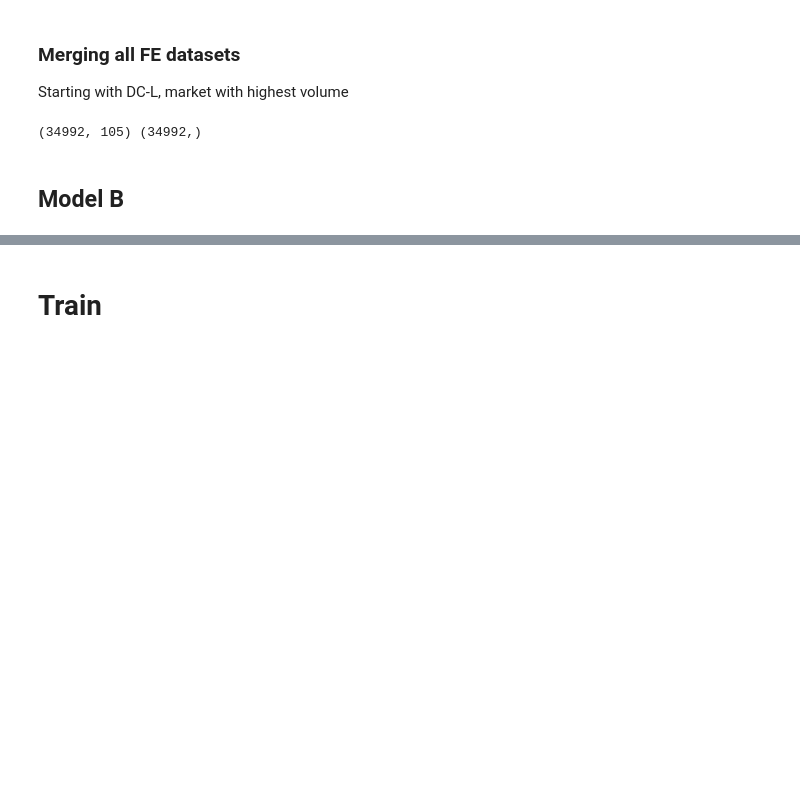
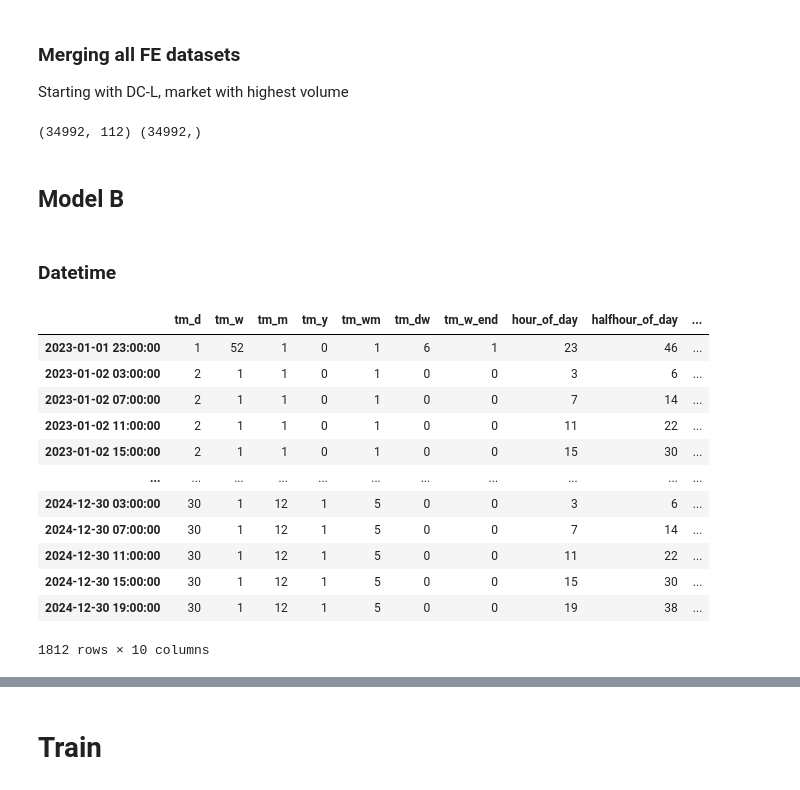
Before and after one commit to Nomercyme/energy_hackathon, a Jupyter notebook: main.ipynb, the cells around one changed output, grey strips where cells are left out. Drawn from its saved outputs; the diff is of its cells as text; code cells hidden in the pictures; blank space fills up the shorter version.

Commit message:
Feature engineering model B done -- need to double-check everything

```diff
--- a/main.ipynb
+++ b/main.ipynb
@@ -322,3 +327,14 @@ Number of full days in dataset:  729.0
 df_ancillary_resampled: (4374, 18)
 df_day_ahead_hourly_resampled: (17496, 2)
 df_day_ahead_half_resampled: (34992, 2)
+# %%
+# Function that does 1. can both be used for hourly and half-hourly
+
+# hourly
+df_hourly_column_grouped = groupby_without_aggregation(df_day_ahead_hourly_resampled, grouping_features=["Day Ahead Price (N2EX, local) - GB (£/MWh)", 'Day Ahead Price (EPEX, local) - GB (£/MWh)'])
+
+# half hourly
+# first shift the values back by timestep timeslots (24 hours) to get the correct LAGGED values for the half-hourly day ahead prices
+df_day_ahead_half_resampled_shifted = df_day_ahead_half_resampled.shift(timestep)
+df_half_column_grouped = groupby_without_aggregation(df_day_ahead_half_resampled_shifted, grouping_features=["Day Ahead Price (EPEX half-hourly, local) - GB (£/MWh)", "National Demand Forecast (NDF) - GB (MW)"])
+df_half_column_grouped
@@ -324,0 +355,7 @@ df_day_ahead_half_resampled: (34992, 2)
+# %%
+# Function that does 2.  works ONLY for hourly
+agg_columns = ["Day Ahead Price (N2EX, local) - GB (£/MWh)", "Day Ahead Price (EPEX, local) - GB (£/MWh)"]
+
+df_hourly_summarized = summarize_trading_day(df_day_ahead_hourly_resampled, use_previous_day=False, agg_columns=agg_columns)
+
+df_hourly_summarized
@@ -324,0 +377,7 @@ df_day_ahead_half_resampled: (34992, 2)
+# %%
+# Merge the datasets together (preprocessing done)
+df_merged_B = pd.concat([df_ancillary_resampled, df_hourly_summarized, df_half_column_grouped, df_hourly_column_grouped], join='inner',axis=1)
+
+del df_ancillary_resampled, df_day_ahead_half_resampled, df_day_ahead_hourly_resampled, df_hourly_summarized, df_half_column_grouped, df_hourly_column_grouped
+
+df_merged_B
@@ -447,10 +508,29 @@ Starting with DC-L, market with highest volume
 # %%
 # Merge all the FE datasets
-X = pd.concat([sinus_date_df, df_merged_A_lag], axis=1)
-y = df_merged_A["Ancillary Price - DC-L - GB (£/MW/h)"]
+X_A = pd.concat([df_merged_A[columns_to_keep], sinus_date_df, df_merged_A_lag], axis=1)
+y_A = df_merged_A["Ancillary Price - DC-L - GB (£/MW/h)"]
 
-print(X.shape, y.shape)
+print(X_A.shape, y_A.shape)
 # %% [output]
-(34992, 105) (34992,)
+(34992, 112) (34992,)
 # %% [markdown]
 ## Model B
+# %% [markdown]
+### Datetime
+# %%
+date_df = create_datetime_features(df_merged_B)
+date_df
+# %% [output]
+|  | tm_d | tm_w | tm_m | tm_y | tm_wm | tm_dw | tm_w_end | hour_of_day | halfhour_of_day | ... |
+| 2023-01-01 23:00:00 | 1 | 52 | 1 | 0 | 1 | 6 | 1 | 23 | 46 | ... |
+| 2023-01-02 03:00:00 | 2 | 1 | 1 | 0 | 1 | 0 | 0 | 3 | 6 | ... |
+| 2023-01-02 07:00:00 | 2 | 1 | 1 | 0 | 1 | 0 | 0 | 7 | 14 | ... |
+| 2023-01-02 11:00:00 | 2 | 1 | 1 | 0 | 1 | 0 | 0 | 11 | 22 | ... |
+| 2023-01-02 15:00:00 | 2 | 1 | 1 | 0 | 1 | 0 | 0 | 15 | 30 | ... |
+| ... | ... | ... | ... | ... | ... | ... | ... | ... | ... | ... |
+| 2024-12-30 03:00:00 | 30 | 1 | 12 | 1 | 5 | 0 | 0 | 3 | 6 | ... |
+| 2024-12-30 07:00:00 | 30 | 1 | 12 | 1 | 5 | 0 | 0 | 7 | 14 | ... |
+| 2024-12-30 11:00:00 | 30 | 1 | 12 | 1 | 5 | 0 | 0 | 11 | 22 | ... |
+| 2024-12-30 15:00:00 | 30 | 1 | 12 | 1 | 5 | 0 | 0 | 15 | 30 | ... |
+| 2024-12-30 19:00:00 | 30 | 1 | 12 | 1 | 5 | 0 | 0 | 19 | 38 | ... |
+1812 rows × 10 columns
```
Also changed, not shown: parts of 24 cells of this notebook, 2 other files.
